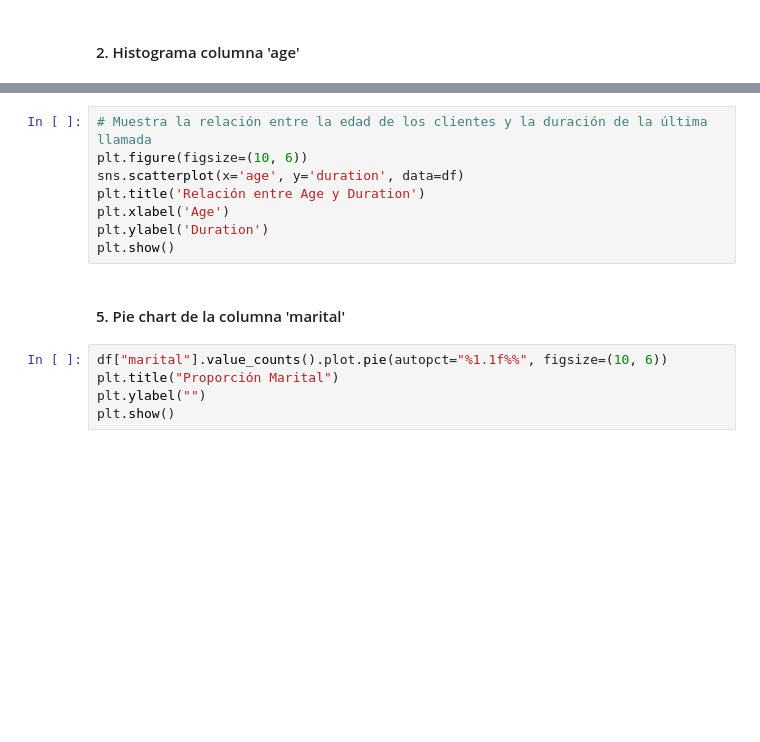
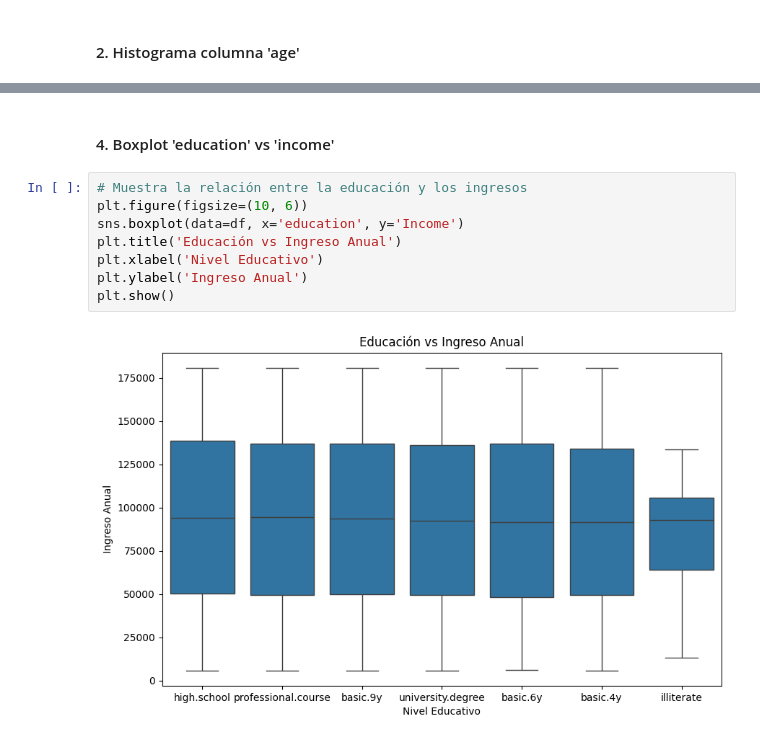
Before and after one commit to DaniR1011/Data_Analytics, a Jupyter notebook: 4. EDA con Python/notebooks/04_Visualizacion.ipynb, the cells around one changed output, grey strips where cells are left out. Saved outputs shown, nothing was run; the diff lists cells and outputs as text; blank space fills up the shorter version.

```diff
--- a/4. EDA con Python/notebooks/04_Visualizacion.ipynb
+++ b/4. EDA con Python/notebooks/04_Visualizacion.ipynb
@@ -34,15 +95,12 @@ plt.show()
+# %% [markdown]
+#### 4. Boxplot 'education' vs 'income'
 # %%
-# Muestra la relación entre la edad de los clientes y la duración de la última llamada
+# Muestra la relación entre la educación y los ingresos
 plt.figure(figsize=(10, 6))
-sns.scatterplot(x='age', y='duration', data=df)
-plt.title('Relación entre Age y Duration')
-plt.xlabel('Age')
-plt.ylabel('Duration')
+sns.boxplot(data=df, x='education', y='Income')
+plt.title('Educación vs Ingreso Anual')
+plt.xlabel('Nivel Educativo')
+plt.ylabel('Ingreso Anual')
 plt.show()
+# %% [output]
+[figure, added]
-# %% [markdown]
-#### 5. Pie chart de la columna 'marital'
-# %%
-df["marital"].value_counts().plot.pie(autopct="%1.1f%%", figsize=(10, 6))
-plt.title("Proporción Marital")
-plt.ylabel("")
-plt.show()
```
Also changed, not shown: parts of 22 cells of this notebook, 5 other files.
